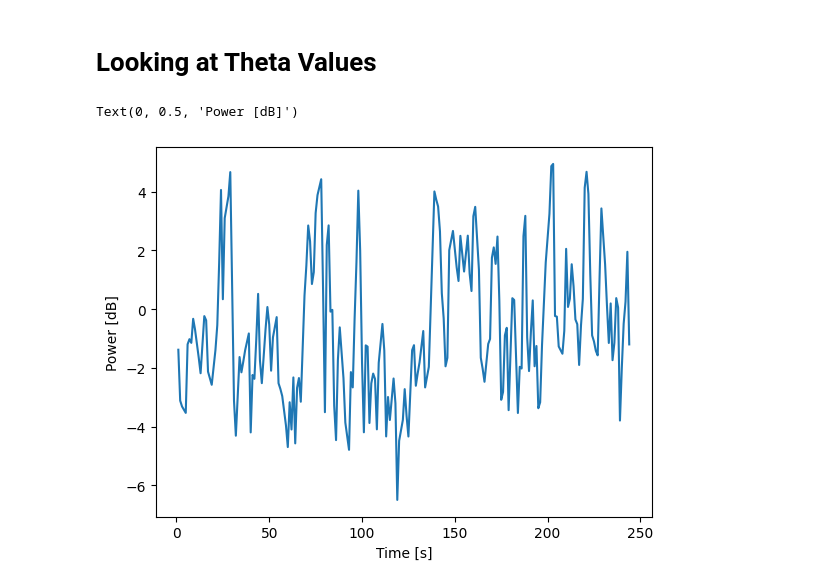
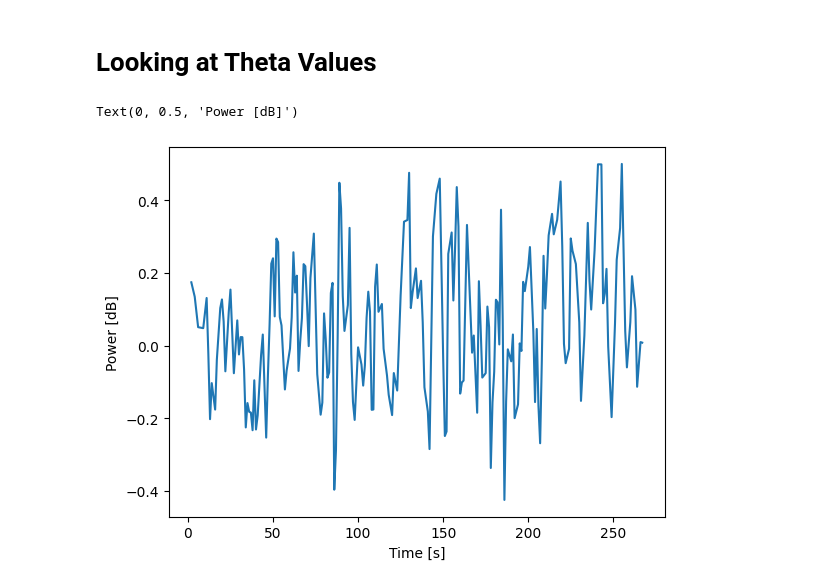
Before and after one commit to aaronjuma/EEGMario, a Jupyter notebook: Analysis/analysis.ipynb, the cells around one changed output. Saved outputs shown, nothing was run; the diff lists cells and outputs as text; code cells hidden in the pictures.

```diff
--- a/Analysis/analysis.ipynb
+++ b/Analysis/analysis.ipynb
@@ -125,25 +134,25 @@ print(extreme)
 # %%
 control_theta = []
 for i in range(1,4):
 
     temp_af7 = control[i-1]["Theta_AF7"]
     temp_af8 = control[i-1]["Theta_AF8"]
     temp_af7.dropna(axis = 0, inplace=True)
     temp_af8.dropna(axis = 0, inplace=True)
-    temp_af7 *= 10
-    temp_af8 *= 10
+    # temp_af7 = rescale(temp_af7)
+    # temp_af8 = rescale(temp_af8)
 
     # print(temp_af7)
     # print(temp_af8)
     avg = ( temp_af7 + temp_af8 ) / 2
     control_theta.append(avg)
 
-plt.plot(control_theta[0])
+plt.plot(control_theta[1])
 plt.xlabel("Time [s]")
 plt.ylabel("Power [dB]")
 # %% [output]
 Text(0, 0.5, 'Power [dB]')
-[figure, old version]
+[figure, new version]
 # %%
 easy_theta = []
 for i in range(1,4):
```
Also changed, not shown: parts of 13 cells of this notebook.
